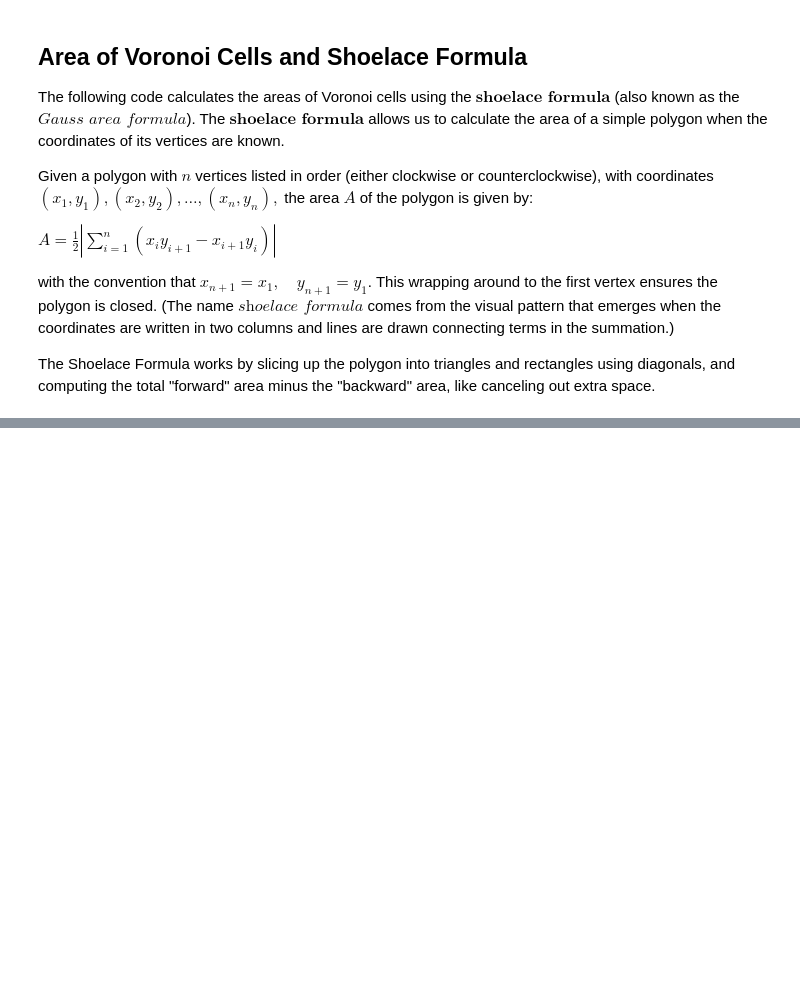
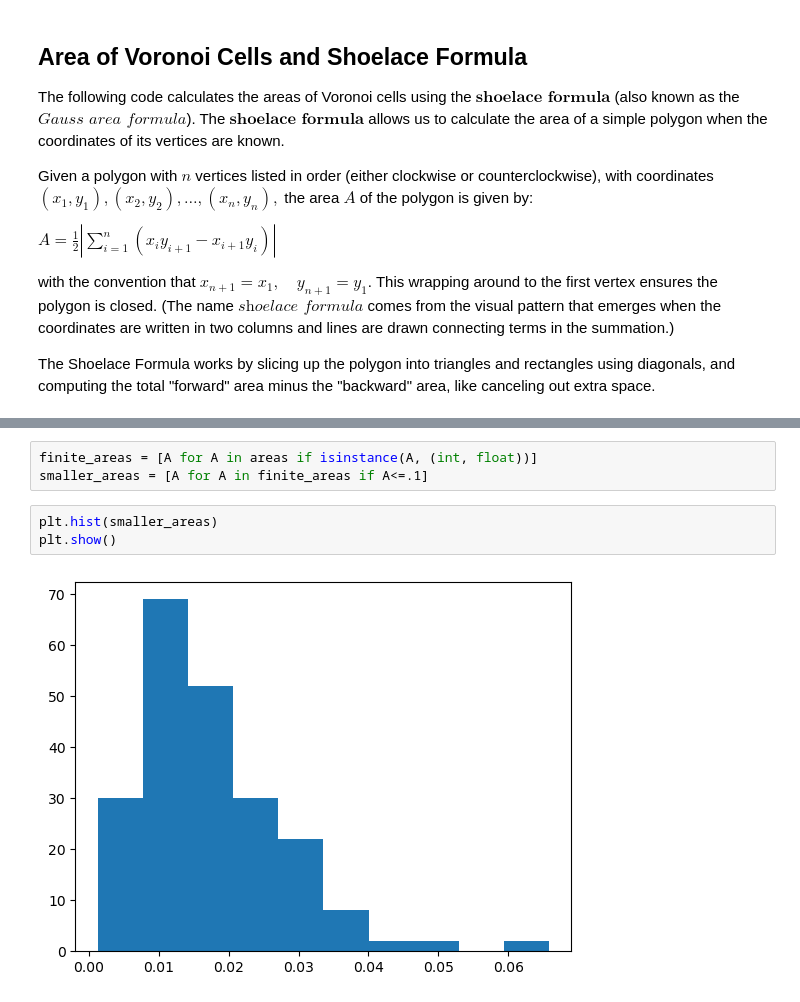
Before and after one commit to EnricoBorriello/Voronoi-Diagrams, a Jupyter notebook: Voroni.ipynb, the cells around one changed output, grey strips where cells are left out. Cells and saved outputs as stored; diff of their text form; blank space fills up the shorter version.

```diff
--- a/Voroni.ipynb
+++ b/Voroni.ipynb
@@ -91,0 +92,8 @@ Region for point [-0.73308448 -0.44812205]: area = 0.07408898462911773
+# %%
+finite_areas = [A for A in areas if isinstance(A, (int, float))]
+smaller_areas = [A for A in finite_areas if A<=.1]
+# %%
+plt.hist(smaller_areas)
+plt.show()
+# %% [output]
+[figure, added]
```
Also changed, not shown: parts of 2 cells of this notebook.
